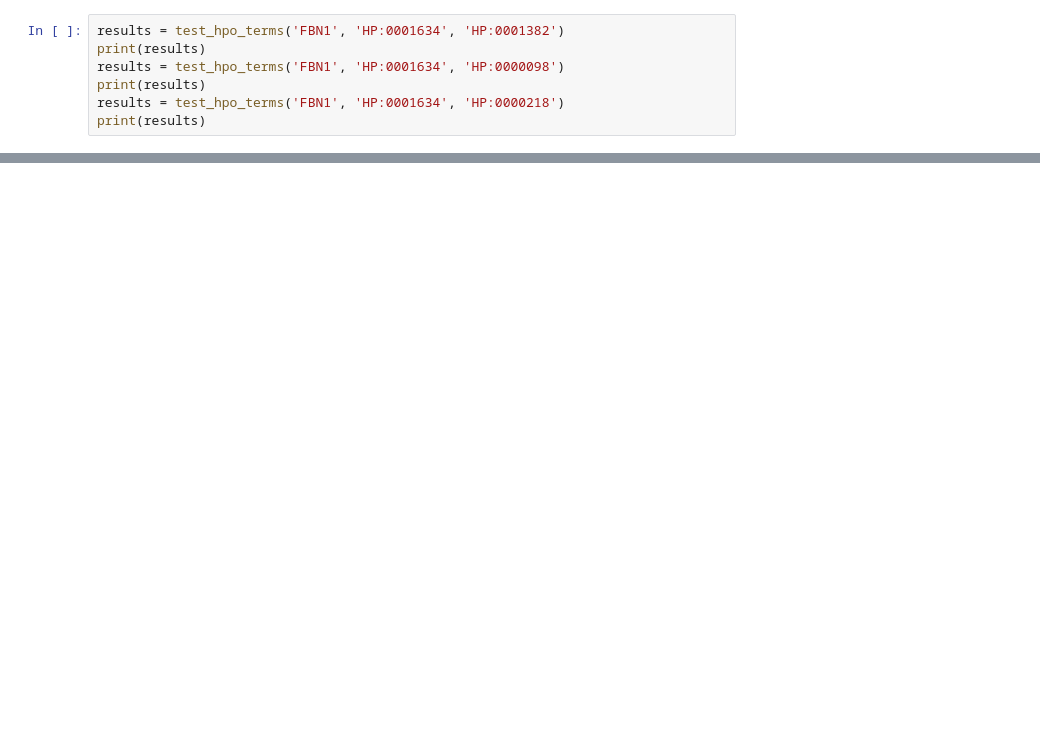
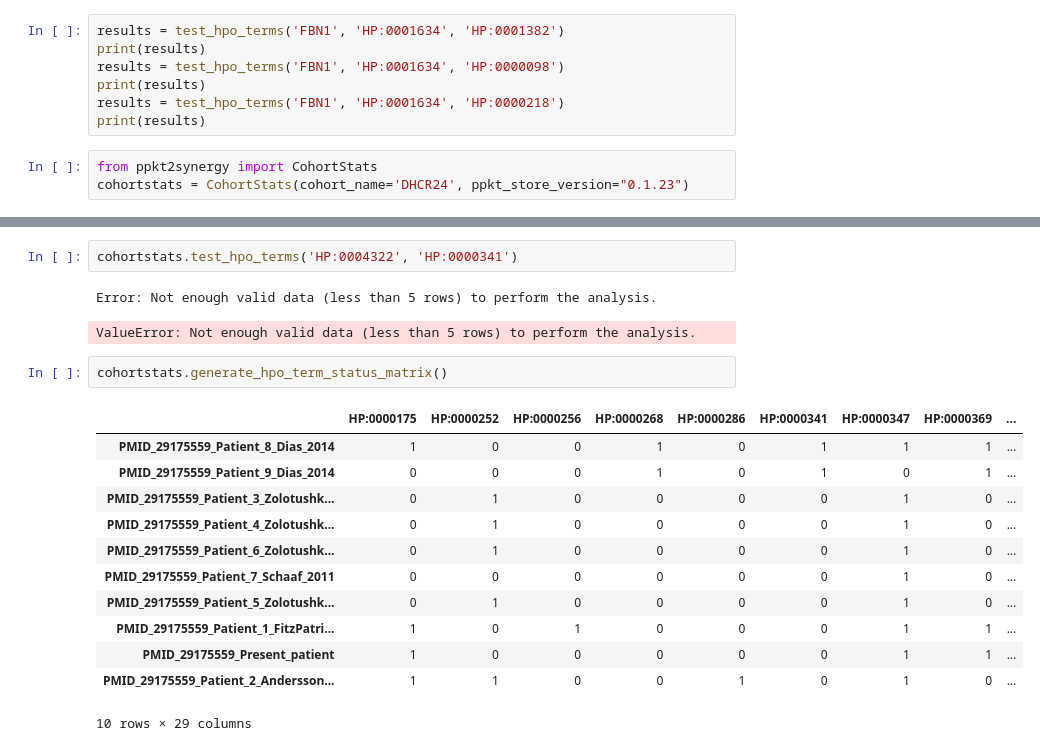
Before and after one commit to P2GX/ppkt2synergy, a Jupyter notebook: FBN1_information.ipynb, the cells around one changed output, grey strips where cells are left out. Saved outputs shown, nothing was run; the diff lists cells and outputs as text; blank space fills up the shorter version.

Commit message:
Add test of CohortStats

```diff
--- a/FBN1_information.ipynb
+++ b/FBN1_information.ipynb
@@ -323,3 +346,6 @@ results = test_hpo_terms('FBN1', 'HP:0001634', 'HP:0000098')
 print(results)
 results = test_hpo_terms('FBN1', 'HP:0001634', 'HP:0000218')
 print(results)
+# %%
+from ppkt2synergy import CohortStats
+cohortstats = CohortStats(cohort_name='DHCR24', ppkt_store_version="0.1.23")
@@ -325,0 +373,20 @@ print(results)
+# %%
+cohortstats.test_hpo_terms('HP:0004322', 'HP:0000341')
+# %% [output]
+Error: Not enough valid data (less than 5 rows) to perform the analysis.
+ValueError: Not enough valid data (less than 5 rows) to perform the analysis.
+# %%
+cohortstats.generate_hpo_term_status_matrix()
+# %% [output]
+|  | HP:0000175 | HP:0000252 | HP:0000256 | HP:0000268 | HP:0000286 | HP:0000341 | HP:0000347 | HP:0000369 | ... |
+| PMID_29175559_Patient_8_Dias_2014 | 1 | 0 | 0 | 1 | 0 | 1 | 1 | 1 | ... |
+| PMID_29175559_Patient_9_Dias_2014 | 0 | 0 | 0 | 1 | 0 | 1 | 0 | 1 | ... |
+| PMID_29175559_Patient_3_Zolotushk... | 0 | 1 | 0 | 0 | 0 | 0 | 1 | 0 | ... |
+| PMID_29175559_Patient_4_Zolotushk... | 0 | 1 | 0 | 0 | 0 | 0 | 1 | 0 | ... |
+| PMID_29175559_Patient_6_Zolotushk... | 0 | 1 | 0 | 0 | 0 | 0 | 1 | 0 | ... |
+| PMID_29175559_Patient_7_Schaaf_2011 | 0 | 0 | 0 | 0 | 0 | 0 | 1 | 0 | ... |
+| PMID_29175559_Patient_5_Zolotushk... | 0 | 1 | 0 | 0 | 0 | 0 | 1 | 0 | ... |
+| PMID_29175559_Patient_1_FitzPatri... | 1 | 0 | 1 | 0 | 0 | 0 | 1 | 1 | ... |
+| PMID_29175559_Present_patient | 1 | 0 | 0 | 0 | 0 | 0 | 1 | 1 | ... |
+| PMID_29175559_Patient_2_Andersson... | 1 | 1 | 0 | 0 | 1 | 0 | 1 | 0 | ... |
+10 rows × 29 columns
```
Also changed, not shown: parts of 14 cells of this notebook, 15 other files.
